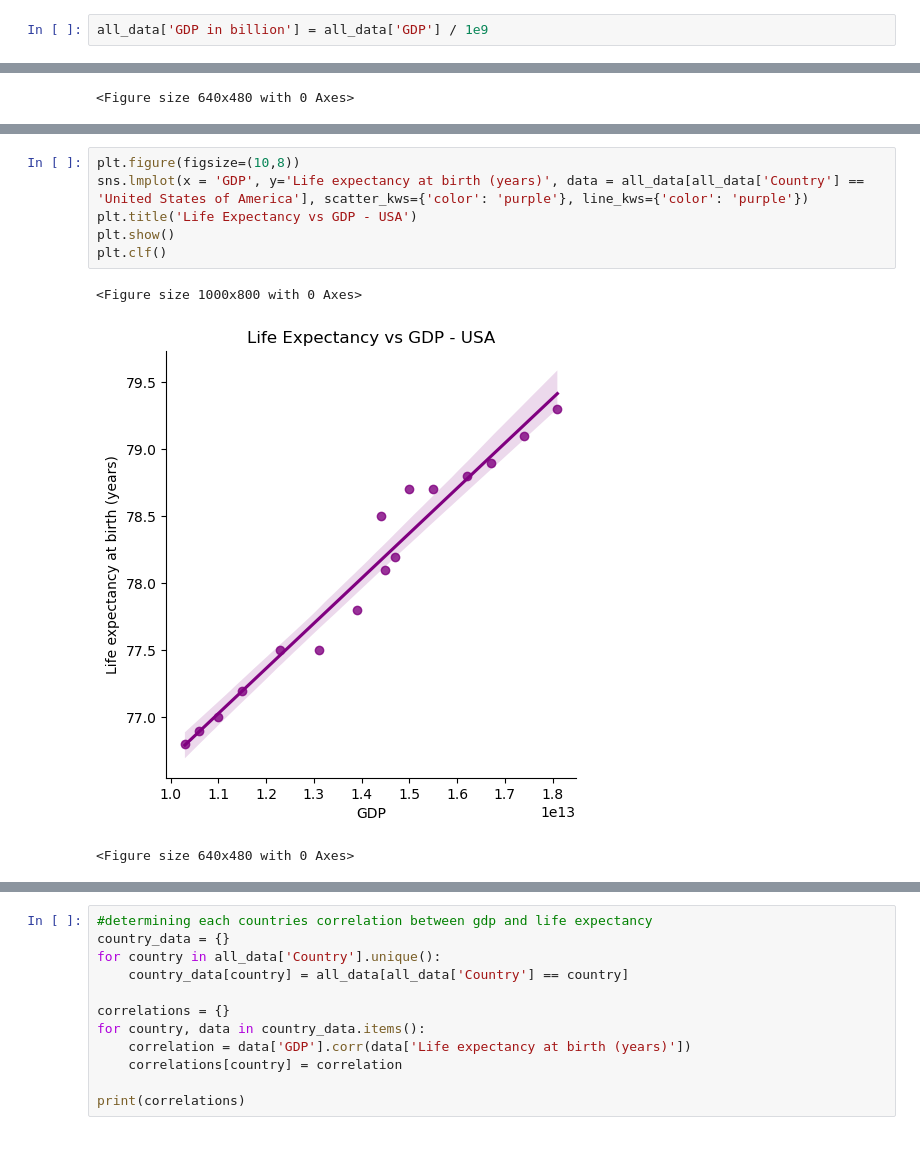
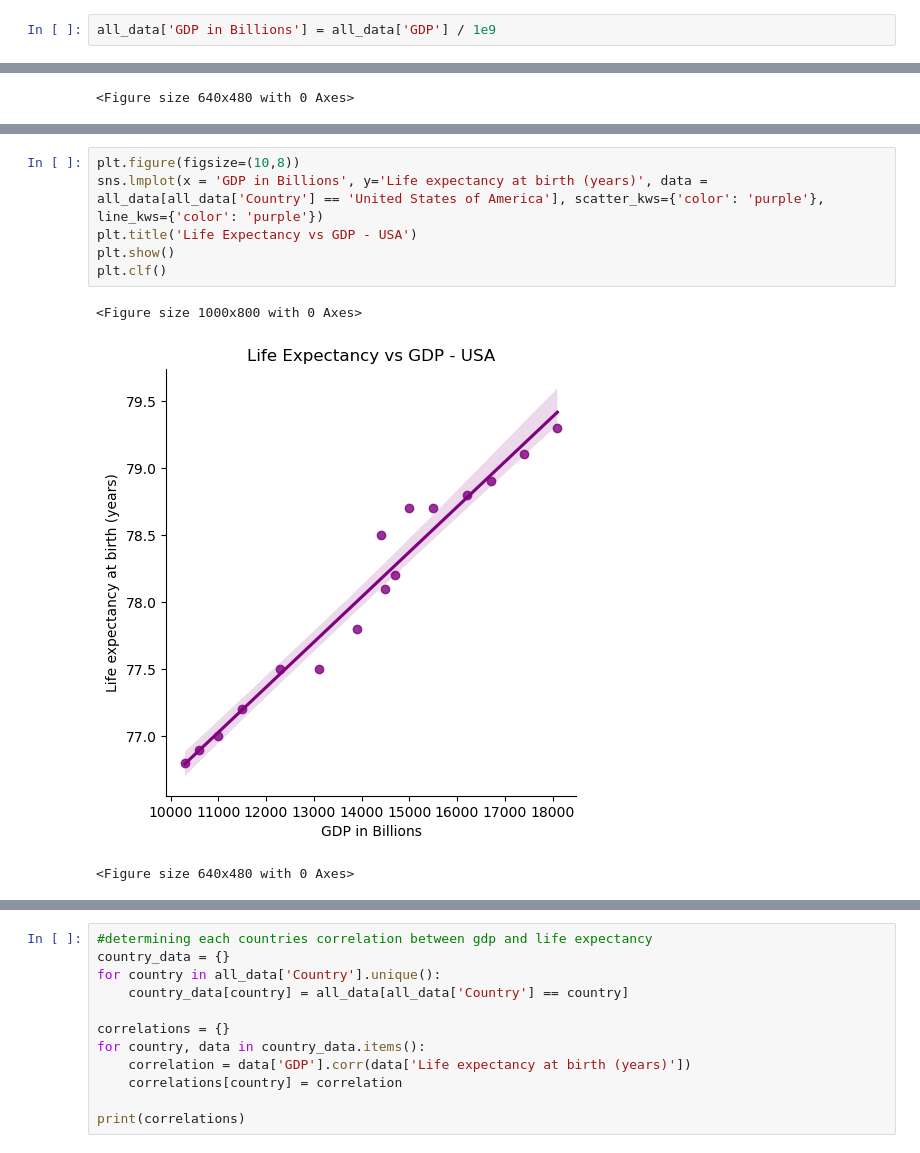
Before and after one commit to tdubbs001/data-science-foundations, a Jupyter notebook: life_expectancy_gdp.ipynb, the cells around one changed output, grey strips where cells are left out. Saved outputs shown, nothing was run; the diff lists cells and outputs as text.

```diff
--- a/life_expectancy_gdp.ipynb
+++ b/life_expectancy_gdp.ipynb
@@ -7,7 +7,7 @@ from scipy import stats
 # %%
 all_data = pd.read_csv('all_data.csv')
 # %%
-all_data['GDP in billion'] = all_data['GDP'] / 1e9
+all_data['GDP in Billions'] = all_data['GDP'] / 1e9
 # %%
 print(all_data.info())
 print(all_data.head())
@@ -124,13 +130,13 @@ plt.clf()
 <Figure size 640x480 with 0 Axes>
 # %%
 plt.figure(figsize=(10,8))
-sns.lmplot(x = 'GDP', y='Life expectancy at birth (years)', data = all_data[all_data['Country'] == 'United States of America'], scatter_kws={'color': 'purple'}, line_kws={'color': 'purple'})
+sns.lmplot(x = 'GDP in Billions', y='Life expectancy at birth (years)', data = all_data[all_data['Country'] == 'United States of America'], scatter_kws={'color': 'purple'}, line_kws={'color': 'purple'})
 plt.title('Life Expectancy vs GDP - USA')
 plt.show()
 plt.clf()
 # %% [output]
 <Figure size 1000x800 with 0 Axes>
-[figure, old version]
+[figure, new version]
 <Figure size 640x480 with 0 Axes>
 # %%
 plt.figure(figsize=(10,8))
```
Also changed, not shown: parts of 7 cells of this notebook.
